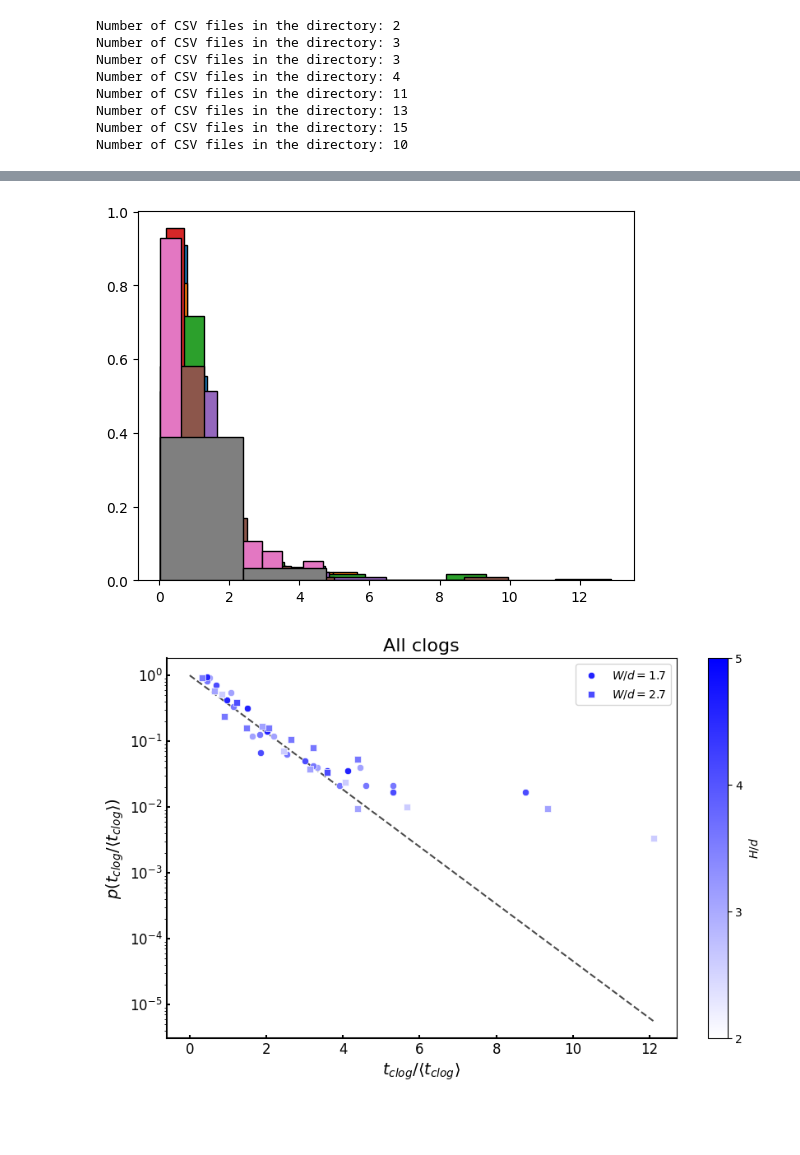
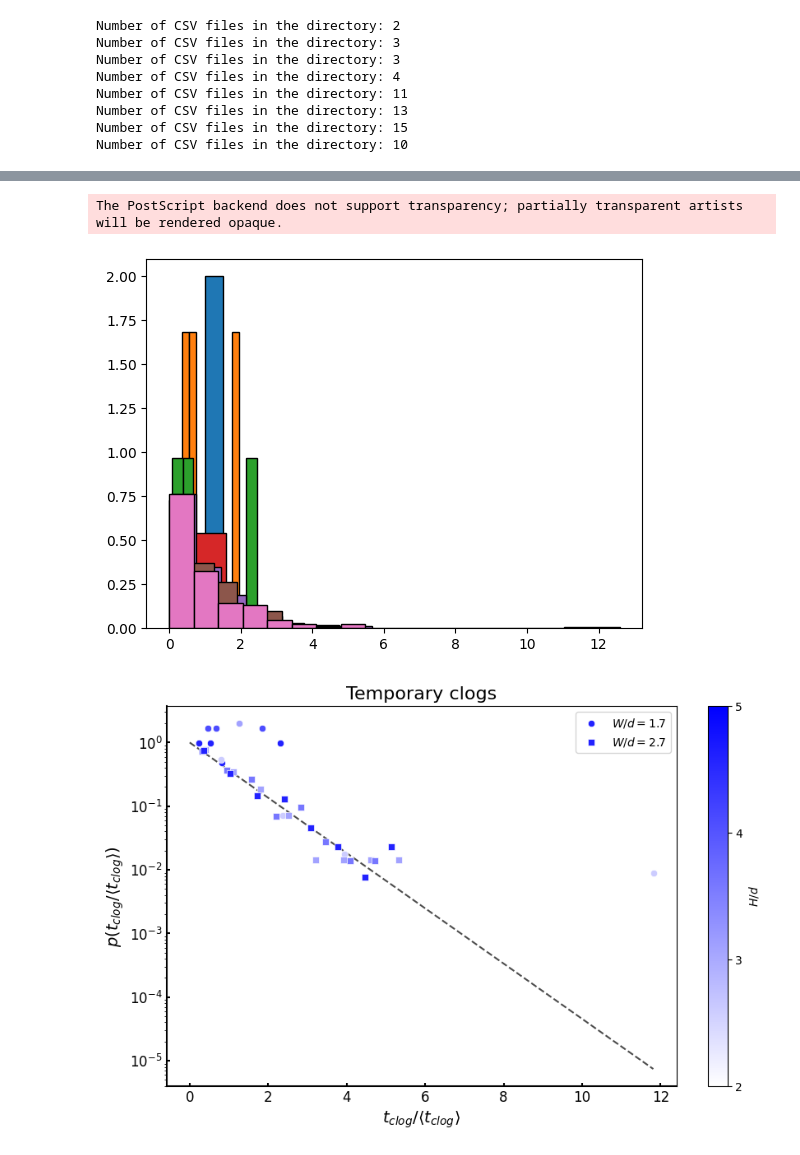
Before and after one commit to sacha-escudier/clogging-slits, a Jupyter notebook: Scripts/Data_Visualization_Notebook.ipynb, the cells around one changed output, grey strips where cells are left out. Saved outputs shown, nothing was run; the diff lists cells and outputs as text; code cells hidden in the pictures; blank space fills up the shorter version.

Commit message:
Fix Data_Visualization_Notebook, add figures

```diff
--- a/Scripts/Data_Visualization_Notebook.ipynb
+++ b/Scripts/Data_Visualization_Notebook.ipynb
@@ -11,7 +11,7 @@ import seaborn as sns
 # %%
 # Importing Data
 
-root_directory = 'C:/Users/escud/Desktop/Clogging/Slits/Organized_Data/'
+root_directory = 'C:/Users/escud/Desktop/Clogging/clogging-slits/Organized_Data/'
 sub_directories = ['w1.7_h3.1_phi_1ml,min_200fps', 'w1.7_h3.6_phi_1ml,min_180fps', 'w1.7_h4.1_phi_1ml,min_180fps', 'w1.7_h4.6_phi_1ml,min_150fps', 'w2.7_h2.6_phi_1ml,min_100fps', 'w2.7_h3.1_phi_1ml,min_100fps', 'w2.7_h3.6_phi_1ml,min_100fps', 'w2.7_h4.1_phi_1ml,min_100fps']
 
 
@@ -28,6 +28,9 @@ for i in sub_directories:
         holder_list.append(pd.read_csv(file_path))
 
     data_frame_list.append(holder_list)
+
+
+root_directory = 'C:/Users/escud/Desktop/Clogging/clogging-slits/' # Re-defining root directory for future use
 # %% [output]
 Number of CSV files in the directory: 2
 Number of CSV files in the directory: 3
@@ -165,16 +248,16 @@ plt.show()
 # %%
-# Flow pdf, perm
+# Flow pdf, temporary
 
 # Obtaining points for the pdf, based on a histogram
 x_series = []
 y_series = []
-for i in range(len(time_flow_perm)):
-    if i < 7: # Adjusting bin number to have more consistent data, not sure if this is acceptable?
+for i in range(len(time_flow_temp)):
+    if i < 2: # Adjusting bin number to have more consistent data, not sure if this is acceptable?
+        bin_number = 2
+    else:
         bin_number = 8
-    else:
-        bin_number = 2
-    if not math.isnan(mean_flow_perm[i]):
-        arr = plt.hist(time_flow_perm[i] / mean_flow_perm[i], bins = bin_number, density = True, edgecolor = 'black')
+    if not math.isnan(mean_flow_temp[i]):
+        arr = plt.hist(time_flow_temp[i] / mean_flow_temp[i], bins = bin_number, density = True, edgecolor = 'black')
         y = arr[0]
         temp = arr[1]
 
@@ -199,38 +282,44 @@ y_fit = np.exp(-x_fit)
 plt.figure(figsize=(10, 6))
 cmap = mcolors.LinearSegmentedColormap.from_list('white_to_blue', ['white', 'blue'])
 norm = mcolors.Normalize(vmin=2, vmax=5)
-colors = cmap(norm([3.1, 3.6, 4.1, 4.6, 2.6, 3.1, 3.6, 4.1]))
+colors = cmap(norm([3.1, 4.1, 4.6, 2.6, 3.1, 3.6, 4.1]))
 ax = sns.lineplot(x=x_fit, y=y_fit, color='black', zorder=1, alpha=0.7)
 ax.lines[0].set_linestyle("--")
 
 for i, (x, y) in enumerate(zip(x_series, y_series)):
     marker = 'o' if i < 4 else 's'
-    if i == 3:
+    if i == 2:
         sns.scatterplot(x=x, y=y, color=colors[i], marker=marker, label=r'$W/d=1.7$')
-    elif i == 7:
-        sns.scatterplot(x=x, y=y, color=colors[i], marker=marker, label=r'$W/d=2.7$')
+    elif i == 6:
+        sns.scatterplot(x=x, y=y, color=colors[2], marker=marker, label=r'$W/d=2.7$')
     else:
         sns.scatterplot(x=x, y=y, color=colors[i], marker=marker)
 
 ax.set_yscale('log')
 ax = plt.gca()
 ax.spines['bottom'].set_color('black')
 ax.spines['left'].set_color('black')
 ax.spines['bottom'].set_linewidth(1.5)
 ax.spines['left'].set_linewidth(1.5)
 ax.tick_params(axis='both', which='major', labelsize=12, width=1.5, length=3, direction='in', bottom=True, left=True)
 plt.ylabel(r'$ p(t_{clog} / \langle t_{clog} \rangle)$', fontsize=14, fontname='Times New Roman')
 plt.xlabel(r'$ t_{clog} / \langle t_{clog} \rangle$', fontsize=14, fontname='Times New Roman')
-plt.title(r'All clogs', fontsize=16)
+plt.title(r'Temporary clogs', fontsize=16)
 plt.legend()
 ax.grid(False)
 sm = plt.cm.ScalarMappable(cmap=cmap, norm=norm)
 sm.set_array([])
 cbar = plt.colorbar(sm, ax=ax, ticks=np.linspace(2, 5, 4))
 cbar.set_label(r'$H/d$', fontsize=10)
 cbar.ax.set_yticklabels([2, 3, 4, 5])
+
+# Saving figures
+plt.savefig(root_directory + 'Figures/pdf_temporary_clogs.eps', format='eps')
+plt.savefig(root_directory + 'Figures/pdf_temporary_clogs.jpg', format='jpg', dpi=500)
+
 plt.show()
 # %% [output]
+The PostScript backend does not support transparency; partially transparent artists will be rendered opaque.
-[figure, old version]
+[figure, new version]
-[figure, old version]
+[figure, new version]
 # %%
```
Also changed, not shown: parts of 7 cells of this notebook, 20 other files.
